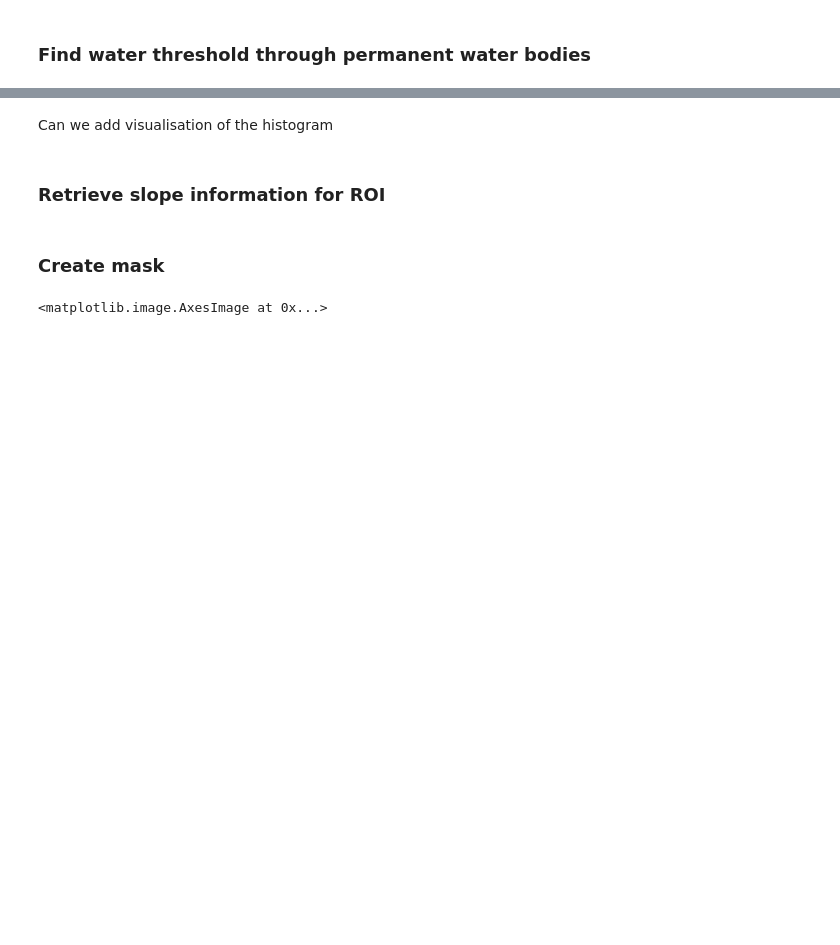
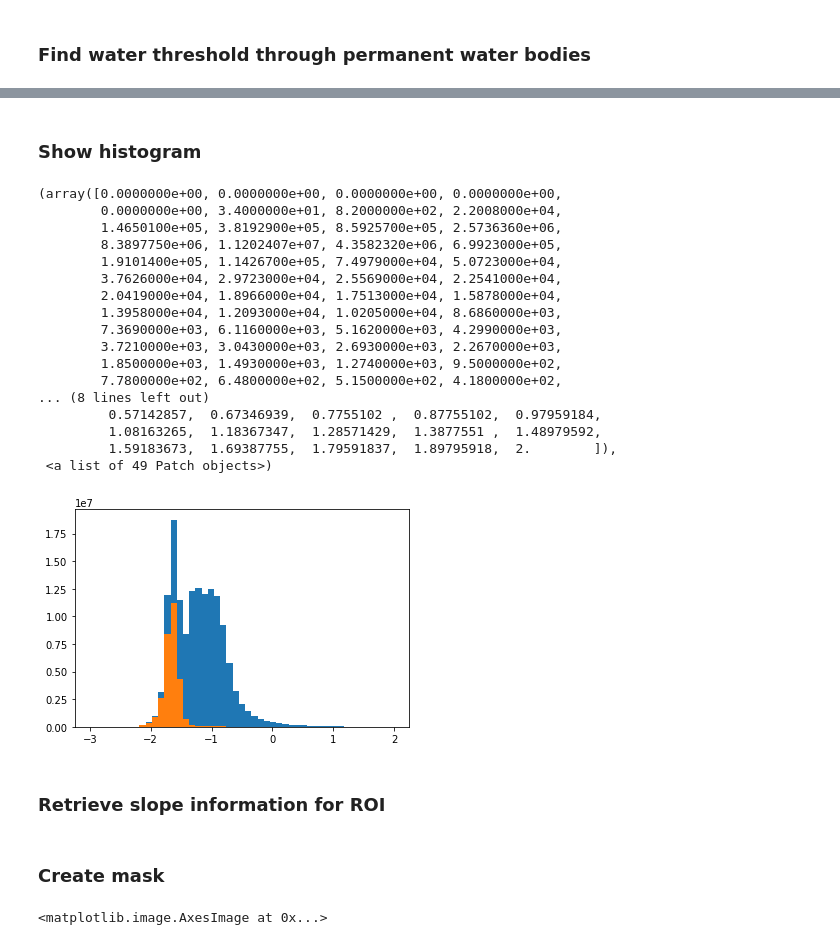
Before and after one commit to rodekruis/flood_extent_mapping, a Jupyter notebook: A3FLEX.ipynb, the cells around one changed output, grey strips where cells are left out. Drawn from its saved outputs; the diff is of its cells as text; code cells hidden in the pictures; blank space fills up the shorter version.

```diff
--- a/A3FLEX.ipynb
+++ b/A3FLEX.ipynb
@@ -99,5 +99,34 @@ water threshold:  -1.201816201210022
-# %% [markdown]
-Can we add visualisation of the histogram
+# %% [markdown]
+### Show histogram
+# %%
+water_bodies_in = water_bodies_cropped_upsampled
+satellite_in = satellite_values
+permanent_water_value_in=12
+water_body_values = water_bodies_in.squeeze()
+water_values = satellite_in[water_body_values == permanent_water_value_in]
+water_values_log = np.log10(water_values[water_values > 0])
+# %%
+plt.hist(np.log10(satellite_values[satellite_values>0]), bins=np.linspace(-3,2,50))
+plt.hist(np.log10(water_values[water_values > 0]), bins=np.linspace(-3,2,50))
+# %% [output]
+(array([0.0000000e+00, 0.0000000e+00, 0.0000000e+00, 0.0000000e+00,
+        0.0000000e+00, 3.4000000e+01, 8.2000000e+02, 2.2008000e+04,
+        1.4650100e+05, 3.8192900e+05, 8.5925700e+05, 2.5736360e+06,
+        8.3897750e+06, 1.1202407e+07, 4.3582320e+06, 6.9923000e+05,
+        1.9101400e+05, 1.1426700e+05, 7.4979000e+04, 5.0723000e+04,
+        3.7626000e+04, 2.9723000e+04, 2.5569000e+04, 2.2541000e+04,
+        2.0419000e+04, 1.8966000e+04, 1.7513000e+04, 1.5878000e+04,
+        1.3958000e+04, 1.2093000e+04, 1.0205000e+04, 8.6860000e+03,
+        7.3690000e+03, 6.1160000e+03, 5.1620000e+03, 4.2990000e+03,
+        3.7210000e+03, 3.0430000e+03, 2.6930000e+03, 2.2670000e+03,
+        1.8500000e+03, 1.4930000e+03, 1.2740000e+03, 9.5000000e+02,
+        7.7800000e+02, 6.4800000e+02, 5.1500000e+02, 4.1800000e+02,
+... (8 lines left out)
+         0.57142857,  0.67346939,  0.7755102 ,  0.87755102,  0.97959184,
+         1.08163265,  1.18367347,  1.28571429,  1.3877551 ,  1.48979592,
+         1.59183673,  1.69387755,  1.79591837,  1.89795918,  2.        ]),
+ <a list of 49 Patch objects>)
+[figure, added]
 # %% [markdown]
 ### Retrieve slope information for ROI
 # %%
```
Also changed, not shown: parts of 9 cells of this notebook.
